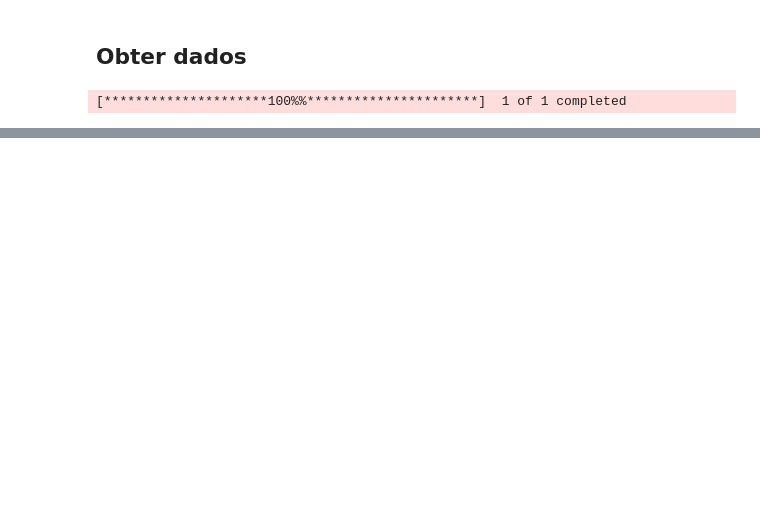
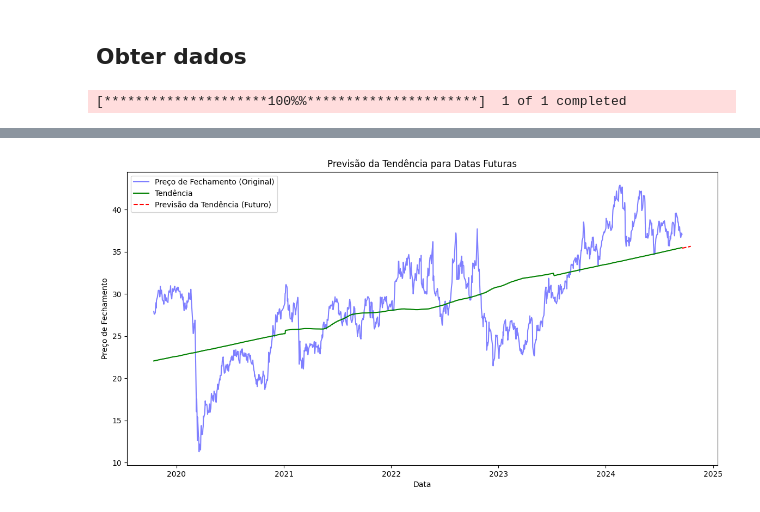
Before and after one commit to tcc-previsao-energia/ml-models, a Jupyter notebook: tcc/tendencia-pedro.ipynb, the cells around one changed output, grey strips where cells are left out. Cells and saved outputs as stored; diff of their text form; code cells hidden in the pictures; blank space fills up the shorter version.

```diff
--- a/tcc/tendencia-pedro.ipynb
+++ b/tcc/tendencia-pedro.ipynb
@@ -128,0 +94,28 @@ plt.show()
+# %%
+# --- Realizando previsões para datas futuras ---
+
+# Definindo quantos dias no futuro você quer prever (por exemplo, 30 dias)
+dias_futuros = 30
+ultima_data = df['Date_ordinal'].max()
+
+# Criando novas datas futuras no formato ordinal
+datas_futuras = np.arange(ultima_data + 1, ultima_data + dias_futuros + 1).reshape(-1, 1)
+
+# Realizando previsões para essas datas futuras
+y_futuro_pred = linear_model.predict(datas_futuras)
+
+# Convertendo as datas ordinais de volta para datetime
+datas_futuras_datetime = pd.to_datetime([pd.Timestamp.fromordinal(int(d)) for d in datas_futuras])
+
+# Plotando a previsão para os dias futuros
+plt.figure(figsize=(14, 7))
+plt.plot(df['Date'], df['Close'], label='Preço de Fechamento (Original)', color='blue', alpha=0.5)
+plt.plot(df.loc[trend.index, 'Date'], trend, label='Tendência', color='green')
+plt.plot(datas_futuras_datetime, y_futuro_pred, label='Previsão da Tendência (Futuro)', color='red', linestyle='--')
+plt.title('Previsão da Tendência para Datas Futuras')
+plt.xlabel('Data')
+plt.ylabel('Preço de Fechamento')
+plt.legend()
+plt.show()
+# %% [output]
+[figure, added]
```
Also changed, not shown: parts of 11 cells of this notebook.
